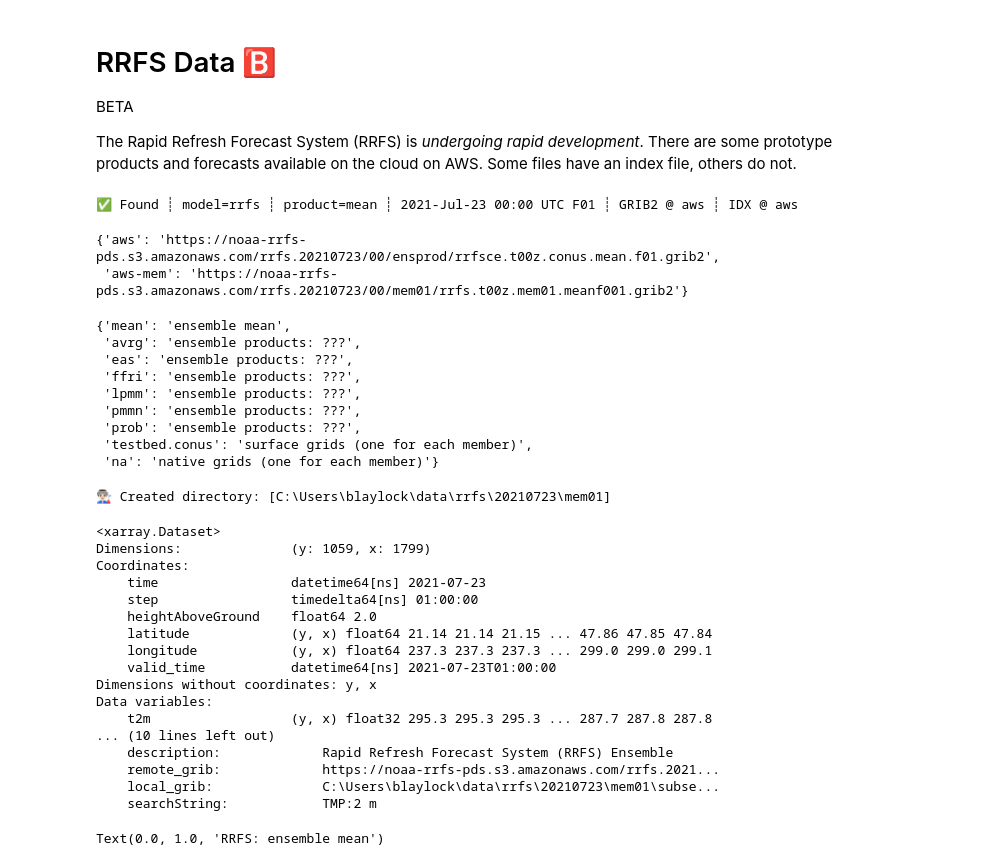
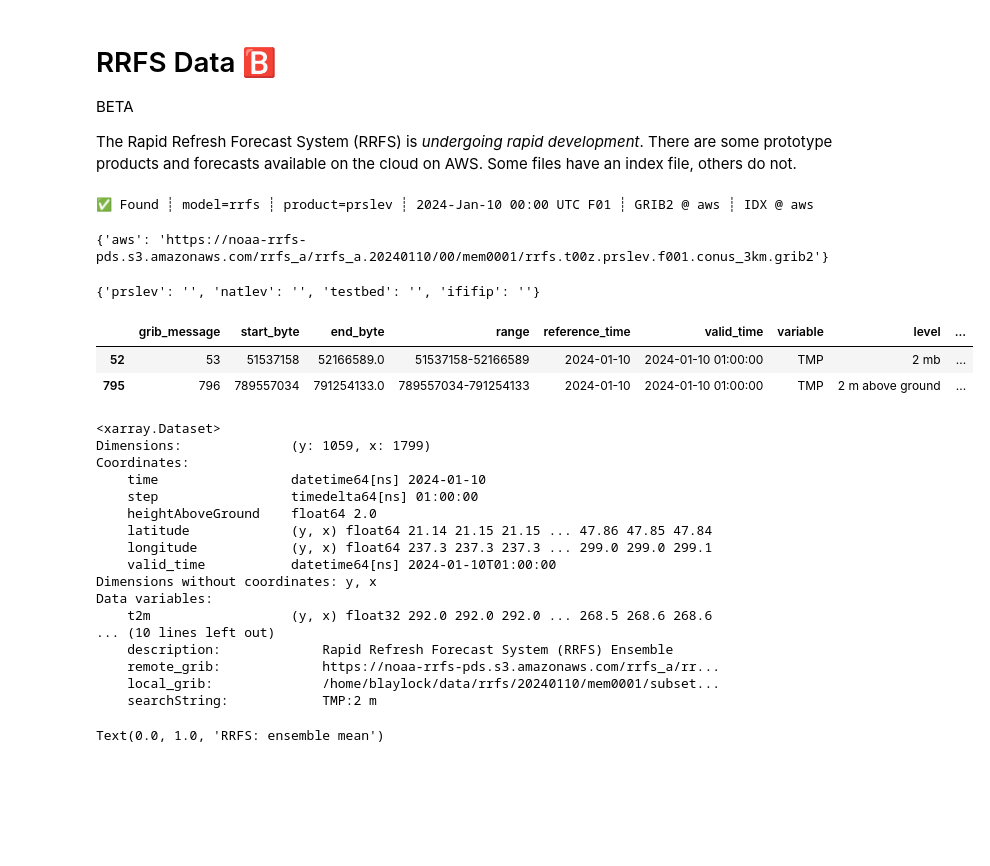
Before and after one commit to blaylockbk/Herbie, a Jupyter notebook: docs/user_guide/_model_notebooks/rrfs.ipynb, the cells around one changed output. Cells and saved outputs as stored; diff of their text form; code cells hidden in the pictures; blank space fills up the shorter version.

```diff
--- a/docs/user_guide/_model_notebooks/rrfs.ipynb
+++ b/docs/user_guide/_model_notebooks/rrfs.ipynb
@@ -22,49 +22,44 @@ from paint.standard2 import cm_tmp
 import matplotlib.pyplot as plt
 import cartopy.crs as ccrs
 # %%
-H = Herbie("2021-07-23", model="rrfs", fxx=1, member=1)
+H = Herbie("2024-01-10", model="rrfs", fxx=1, member=1, domain="conus")
 # %% [output]
-✅ Found ┊ model=rrfs ┊ product=mean ┊ 2021-Jul-23 00:00 UTC F01 ┊ GRIB2 @ aws ┊ IDX @ aws
+✅ Found ┊ model=rrfs ┊ product=prslev ┊ 2024-Jan-10 00:00 UTC F01 ┊ GRIB2 @ aws ┊ IDX @ aws
 # %%
 H.SOURCES
 # %% [output]
-{'aws': 'https://noaa-rrfs-pds.s3.amazonaws.com/rrfs.20210723/00/ensprod/rrfsce.t00z.conus.mean.f01.grib2',
- 'aws-mem': 'https://noaa-rrfs-pds.s3.amazonaws.com/rrfs.20210723/00/mem01/rrfs.t00z.mem01.meanf001.grib2'}
+{'aws': 'https://noaa-rrfs-pds.s3.amazonaws.com/rrfs_a/rrfs_a.20240110/00/mem0001/rrfs.t00z.prslev.f001.conus_3km.grib2'}
 # %%
 H.PRODUCTS
 # %% [output]
-{'mean': 'ensemble mean',
- 'avrg': 'ensemble products: ???',
- 'eas': 'ensemble products: ???',
- 'ffri': 'ensemble products: ???',
- 'lpmm': 'ensemble products: ???',
- 'pmmn': 'ensemble products: ???',
- 'prob': 'ensemble products: ???',
- 'testbed.conus': 'surface grids (one for each member)',
- 'na': 'native grids (one for each member)'}
+{'prslev': '', 'natlev': '', 'testbed': '', 'ififip': ''}
 # %%
-ds = H.xarray("TMP:2 m")
+ds = H.xarray("TMP:2 m ")
-# %% [output]
-👨🏻‍🏭 Created directory: [C:\Users\blaylock\data\rrfs\20210723\mem01]
+# %%
+H.inventory("TMP:2 m")
+# %% [output]
+|  | grib_message | start_byte | end_byte | range | reference_time | valid_time | variable | level | ... |
+| 52 | 53 | 51537158 | 52166589.0 | 51537158-52166589 | 2024-01-10 | 2024-01-10 01:00:00 | TMP | 2 mb | ... |
+| 795 | 796 | 789557034 | 791254133.0 | 789557034-791254133 | 2024-01-10 | 2024-01-10 01:00:00 | TMP | 2 m above ground | ... |
 # %%
 ds
 # %% [output]
 <xarray.Dataset>
 Dimensions:              (y: 1059, x: 1799)
 Coordinates:
-    time                 datetime64[ns] 2021-07-23
+    time                 datetime64[ns] 2024-01-10
     step                 timedelta64[ns] 01:00:00
     heightAboveGround    float64 2.0
-    latitude             (y, x) float64 21.14 21.14 21.15 ... 47.86 47.85 47.84
+    latitude             (y, x) float64 21.14 21.15 21.15 ... 47.86 47.85 47.84
     longitude            (y, x) float64 237.3 237.3 237.3 ... 299.0 299.0 299.1
-    valid_time           datetime64[ns] 2021-07-23T01:00:00
+    valid_time           datetime64[ns] 2024-01-10T01:00:00
 Dimensions without coordinates: y, x
 Data variables:
-    t2m                  (y, x) float32 295.3 295.3 295.3 ... 287.7 287.8 287.8
+    t2m                  (y, x) float32 292.0 292.0 292.0 ... 268.5 268.6 268.6
 ... (10 lines left out)
     description:             Rapid Refresh Forecast System (RRFS) Ensemble
-    remote_grib:             https://noaa-rrfs-pds.s3.amazonaws.com/rrfs.2021...
-    local_grib:              C:\Users\blaylock\data\rrfs\20210723\mem01\subse...
+    remote_grib:             https://noaa-rrfs-pds.s3.amazonaws.com/rrfs_a/rr...
+    local_grib:              /home/blaylock/data/rrfs/20240110/mem0001/subset...
     searchString:            TMP:2 m
 # %%
 ax = EasyMap(crs=ds.herbie.crs, figsize=[10, 8]).ax
```
Also changed, not shown: 2 other files.
